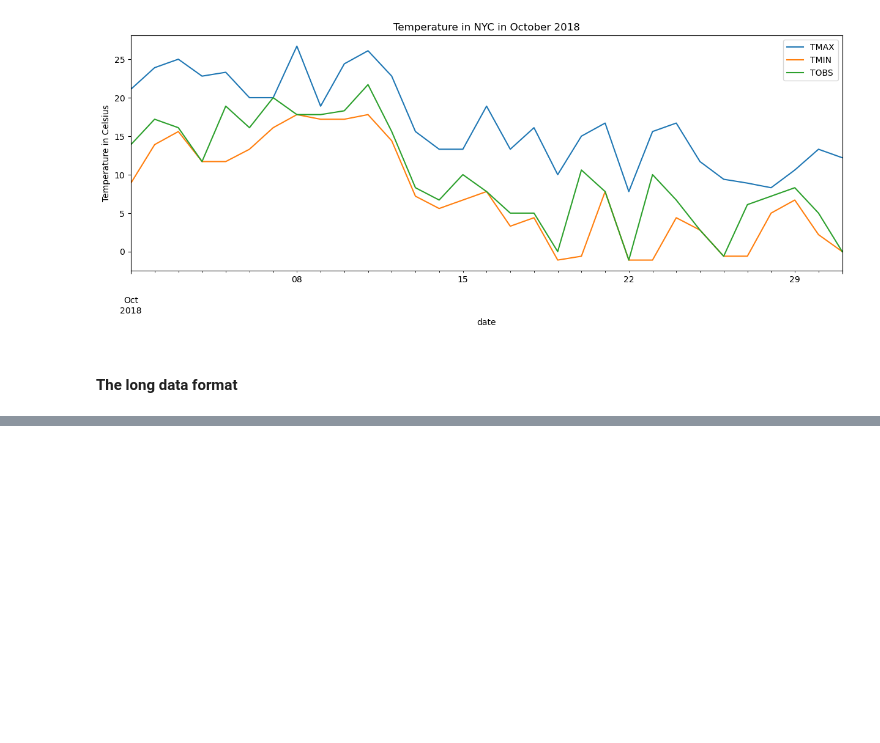
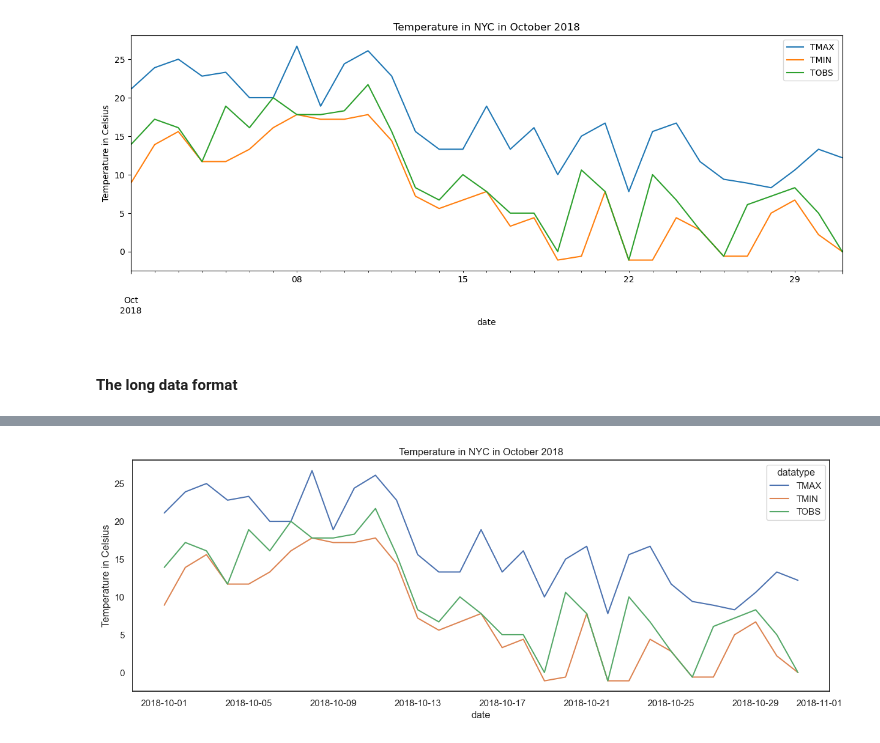
Before and after one commit to pydatawrangler/eda_ref, a Jupyter notebook: hands_on_pandas/notebooks/04_hands_on_pandas_chap3_thru_pg_122.ipynb, the cells around one changed output, grey strips where cells are left out. Saved outputs shown, nothing was run; the diff lists cells and outputs as text; code cells hidden in the pictures; blank space fills up the shorter version.

```diff
--- a/hands_on_pandas/notebooks/04_hands_on_pandas_chap3_thru_pg_122.ipynb
+++ b/hands_on_pandas/notebooks/04_hands_on_pandas_chap3_thru_pg_122.ipynb
@@ -48,0 +73,11 @@ plt.show()
+# %%
+sns.set(rc={'figure.figsize': (15, 5)}, style='white')
+# %%
+ax = sns.lineplot(
+    data=long_df, x='date', y='value', hue='datatype'
+)
+ax.set_ylabel('Temperature in Celsius')
+ax.set_title('Temperature in NYC in October 2018')
+plt.show()
+# %% [output]
+[figure, added]
```
Also changed, not shown: parts of 7 cells of this notebook.
